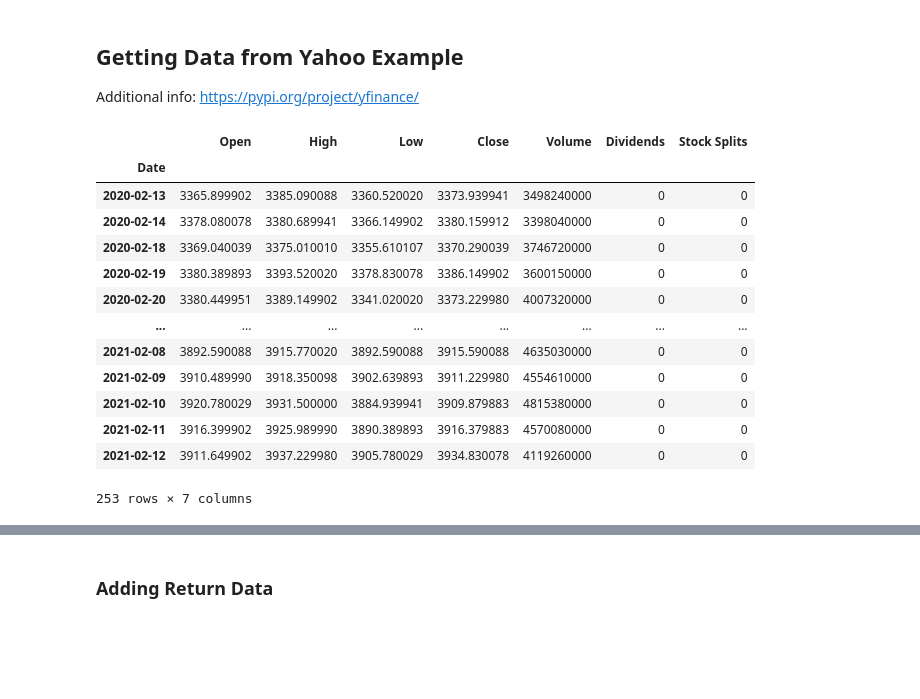
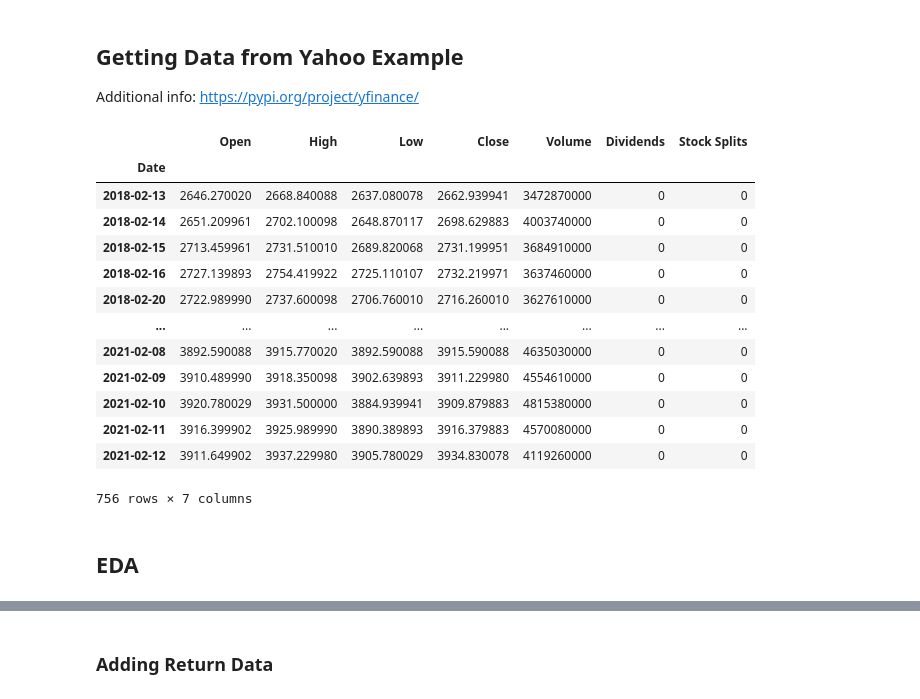
Before and after one commit to evelynyou/capstone_indicators, a Jupyter notebook: playground_EY.ipynb, the cells around one changed output, grey strips where cells are left out. Cells and saved outputs as stored; diff of their text form; code cells hidden in the pictures; blank space fills up the shorter version.

```diff
--- a/playground_EY.ipynb
+++ b/playground_EY.ipynb
@@ -21,30 +26,32 @@ Additional info: https://pypi.org/project/yfinance/
 # %%
 # valid periods: 1d,5d,1mo,3mo,6mo,1y,2y,3y,5y,10y,ytd,max
 # can also use specify: data = yf.download("SPY AAPL", start="2017-01-01", end="2017-04-30")
 # S&P500 index: ^GSPC
 stock = yf.Ticker("^GSPC")
 
 # one way to get data for period of interest
-df = stock.history(period="1y")
+df = stock.history(period="3y")
 df
 
 # Other potential fields of interest
 # stock.info
 # stock.major_holders
 # stock.recommendations
 # stock.options
 # %% [output]
 |  | Open | High | Low | Close | Volume | Dividends | Stock Splits |
 | Date |  |  |  |  |  |  |  |
-| 2020-02-13 | 3365.899902 | 3385.090088 | 3360.520020 | 3373.939941 | 3498240000 | 0 | 0 |
-| 2020-02-14 | 3378.080078 | 3380.689941 | 3366.149902 | 3380.159912 | 3398040000 | 0 | 0 |
-| 2020-02-18 | 3369.040039 | 3375.010010 | 3355.610107 | 3370.290039 | 3746720000 | 0 | 0 |
-| 2020-02-19 | 3380.389893 | 3393.520020 | 3378.830078 | 3386.149902 | 3600150000 | 0 | 0 |
-| 2020-02-20 | 3380.449951 | 3389.149902 | 3341.020020 | 3373.229980 | 4007320000 | 0 | 0 |
+| 2018-02-13 | 2646.270020 | 2668.840088 | 2637.080078 | 2662.939941 | 3472870000 | 0 | 0 |
+| 2018-02-14 | 2651.209961 | 2702.100098 | 2648.870117 | 2698.629883 | 4003740000 | 0 | 0 |
+| 2018-02-15 | 2713.459961 | 2731.510010 | 2689.820068 | 2731.199951 | 3684910000 | 0 | 0 |
+| 2018-02-16 | 2727.139893 | 2754.419922 | 2725.110107 | 2732.219971 | 3637460000 | 0 | 0 |
+| 2018-02-20 | 2722.989990 | 2737.600098 | 2706.760010 | 2716.260010 | 3627610000 | 0 | 0 |
 | ... | ... | ... | ... | ... | ... | ... | ... |
 | 2021-02-08 | 3892.590088 | 3915.770020 | 3892.590088 | 3915.590088 | 4635030000 | 0 | 0 |
 | 2021-02-09 | 3910.489990 | 3918.350098 | 3902.639893 | 3911.229980 | 4554610000 | 0 | 0 |
 | 2021-02-10 | 3920.780029 | 3931.500000 | 3884.939941 | 3909.879883 | 4815380000 | 0 | 0 |
 | 2021-02-11 | 3916.399902 | 3925.989990 | 3890.389893 | 3916.379883 | 4570080000 | 0 | 0 |
 | 2021-02-12 | 3911.649902 | 3937.229980 | 3905.780029 | 3934.830078 | 4119260000 | 0 | 0 |
-253 rows × 7 columns
+756 rows × 7 columns
+# %% [markdown]
+## EDA
```
Also changed, not shown: parts of 38 cells of this notebook, 2 other files.
